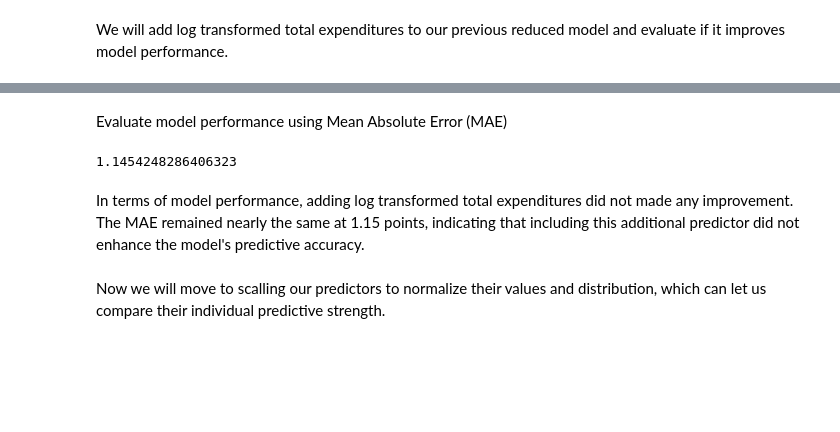
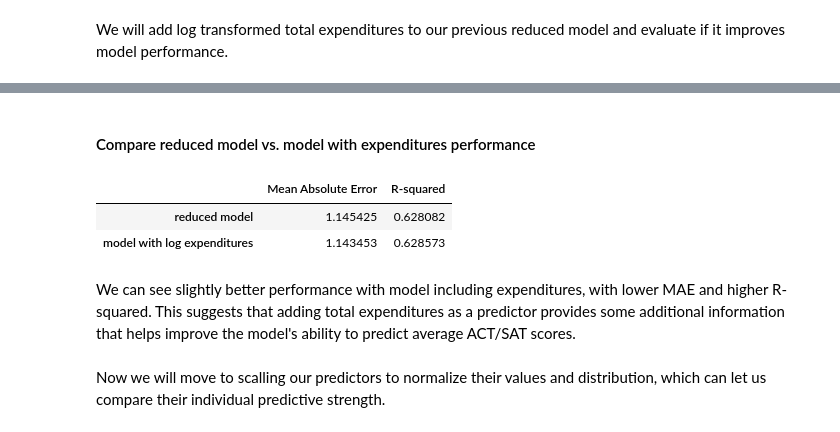
Before and after one commit to JLichwa80/education, a Jupyter notebook: code/Education_DATA_Analysis_And_Modeling.ipynb, the cells around one changed output, grey strips where cells are left out. Drawn from its saved outputs; the diff is of its cells as text; code cells hidden in the pictures; blank space fills up the shorter version.

```diff
--- a/code/Education_DATA_Analysis_And_Modeling.ipynb
+++ b/code/Education_DATA_Analysis_And_Modeling.ipynb
@@ -312,5 +319,0 @@ Notes:
-# %%
-model_reduced = smf.ols(
-    formula='average_act ~ rate_unemployment + percent_college + percent_lunch',
-    data=df).fit()
-print(model_reduced.summary())
@@ -471,14 +457,25 @@ Covariance Type:            nonrobust
 
 Notes:
 [1] Standard Errors assume that the covariance matrix of the errors is correctly specified.
-# %% [markdown]
-Evaluate model performance using Mean Absolute Error (MAE)
-# %%
-mean_absolute_error(df['average_act'], model_reduced.predict())
-# %% [output]
-1.1454248286406323
-# %% [markdown]
-In terms of model performance, adding log transformed total expenditures did not made any improvement. The MAE remained nearly the same at 1.15 points, indicating that including this additional predictor did not enhance the model's predictive accuracy.
+# %% [markdown]
+#### Compare reduced model vs. model with expenditures performance
+# %%
+# Compare reduced model vs. model with log expenditures
+mae_reduced = mean_absolute_error(df['average_act'], model_reduced.predict())
+mae_expenditures = mean_absolute_error(df['average_act'], model_with_expenditures.predict())
+
+r2_reduced = model_reduced.rsquared
+r2_expenditures = model_with_expenditures.rsquared
+
+pd.DataFrame({'Mean Absolute Error': [mae_reduced, mae_expenditures],
+              'R-squared': [r2_reduced, r2_expenditures]},
+              index=['reduced model', 'model with log expenditures']).round(6)
+# %% [output]
+|  | Mean Absolute Error | R-squared |
+| reduced model | 1.145425 | 0.628082 |
+| model with log expenditures | 1.143453 | 0.628573 |
+# %% [markdown]
+We can see slightly better performance with model including expenditures, with lower MAE and higher R-squared. This suggests that adding total expenditures as a predictor provides some additional information that helps improve the model's ability to predict average ACT/SAT scores.
 # %% [markdown]
 Now we will move to scalling our predictors to normalize their values and distribution, which can let us compare their individual predictive strength.
 # %% [markdown]
```
Also changed, not shown: parts of 34 cells of this notebook, 2 other files.
